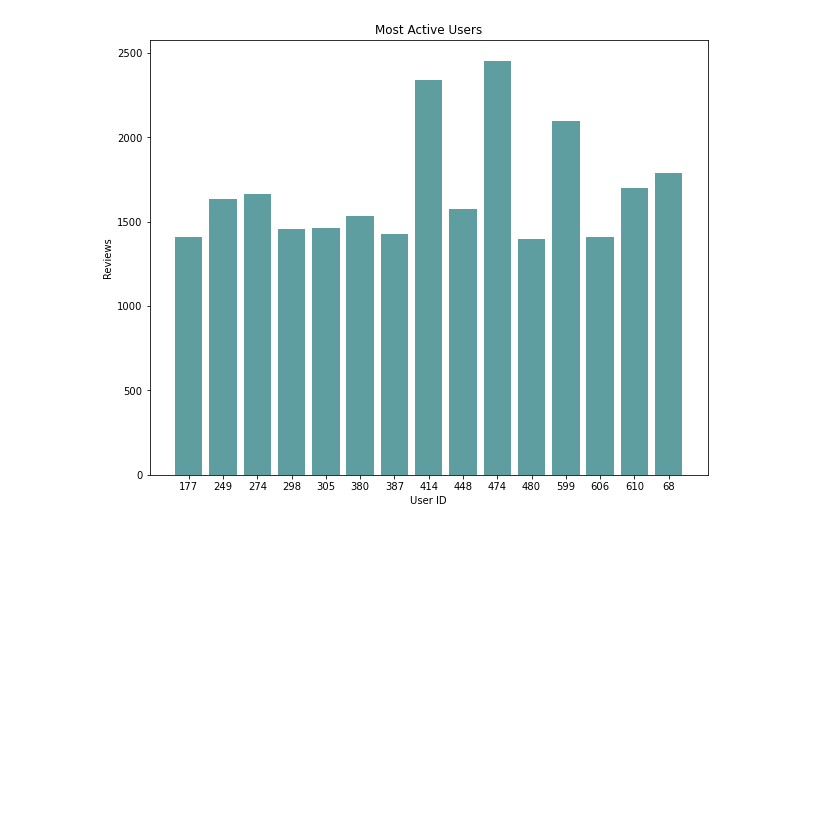
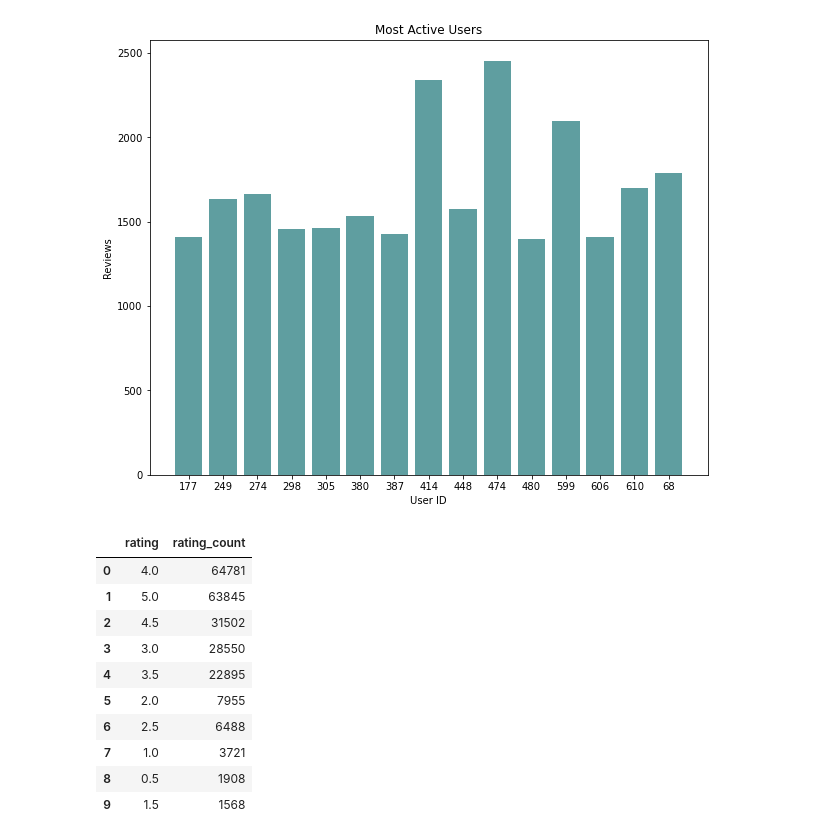
Before and after one commit to stephcia/movie-recommendation-system, a Jupyter notebook: stephanie_cleaning_2.ipynb, the cells around one changed output. Saved outputs shown, nothing was run; the diff lists cells and outputs as text; code cells hidden in the pictures; blank space fills up the shorter version.

```diff
--- a/stephanie_cleaning_2.ipynb
+++ b/stephanie_cleaning_2.ipynb
@@ -477,0 +446,14 @@ plt.show()
+# %%
+top_ratings
+# %% [output]
+|  | rating | rating_count |
+| 0 | 4.0 | 64781 |
+| 1 | 5.0 | 63845 |
+| 2 | 4.5 | 31502 |
+| 3 | 3.0 | 28550 |
+| 4 | 3.5 | 22895 |
+| 5 | 2.0 | 7955 |
+| 6 | 2.5 | 6488 |
+| 7 | 1.0 | 3721 |
+| 8 | 0.5 | 1908 |
+| 9 | 1.5 | 1568 |
```
Also changed, not shown: parts of 25 cells of this notebook.
